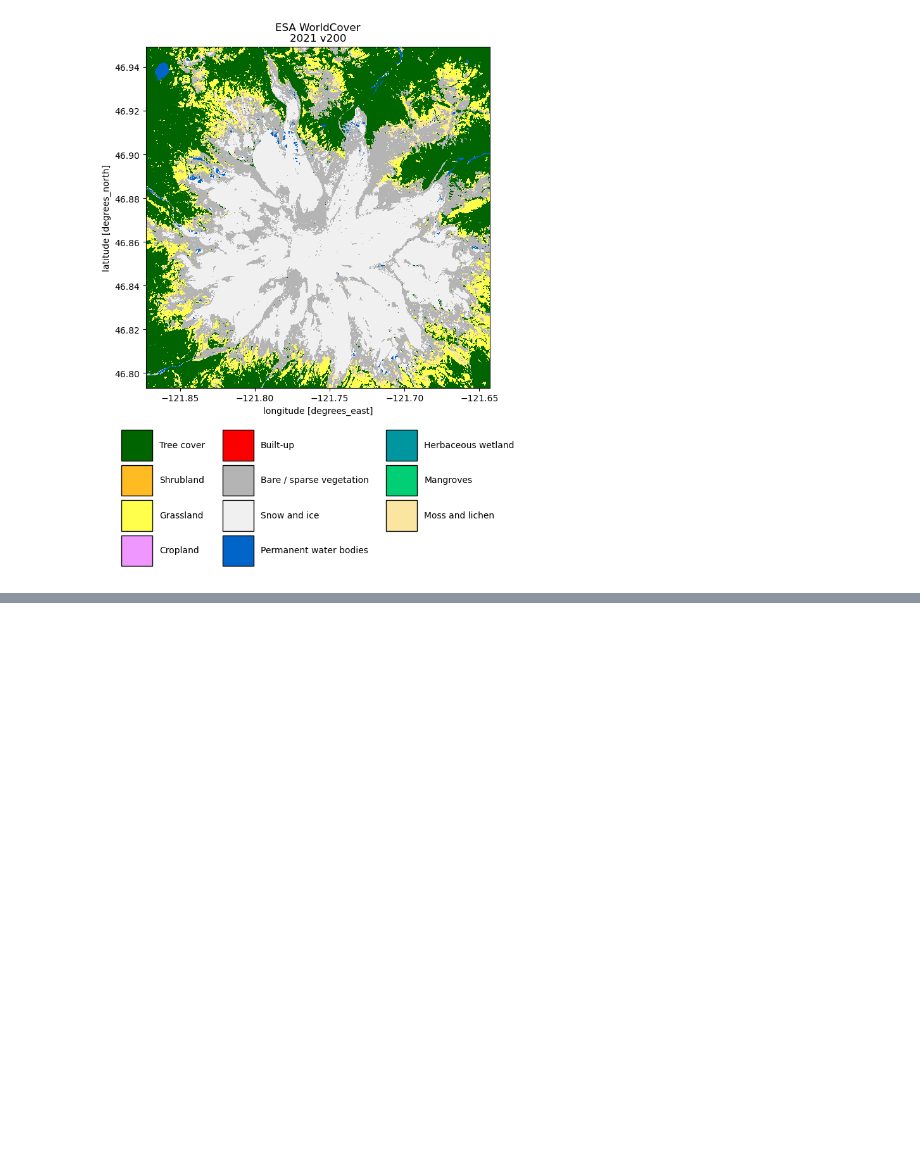
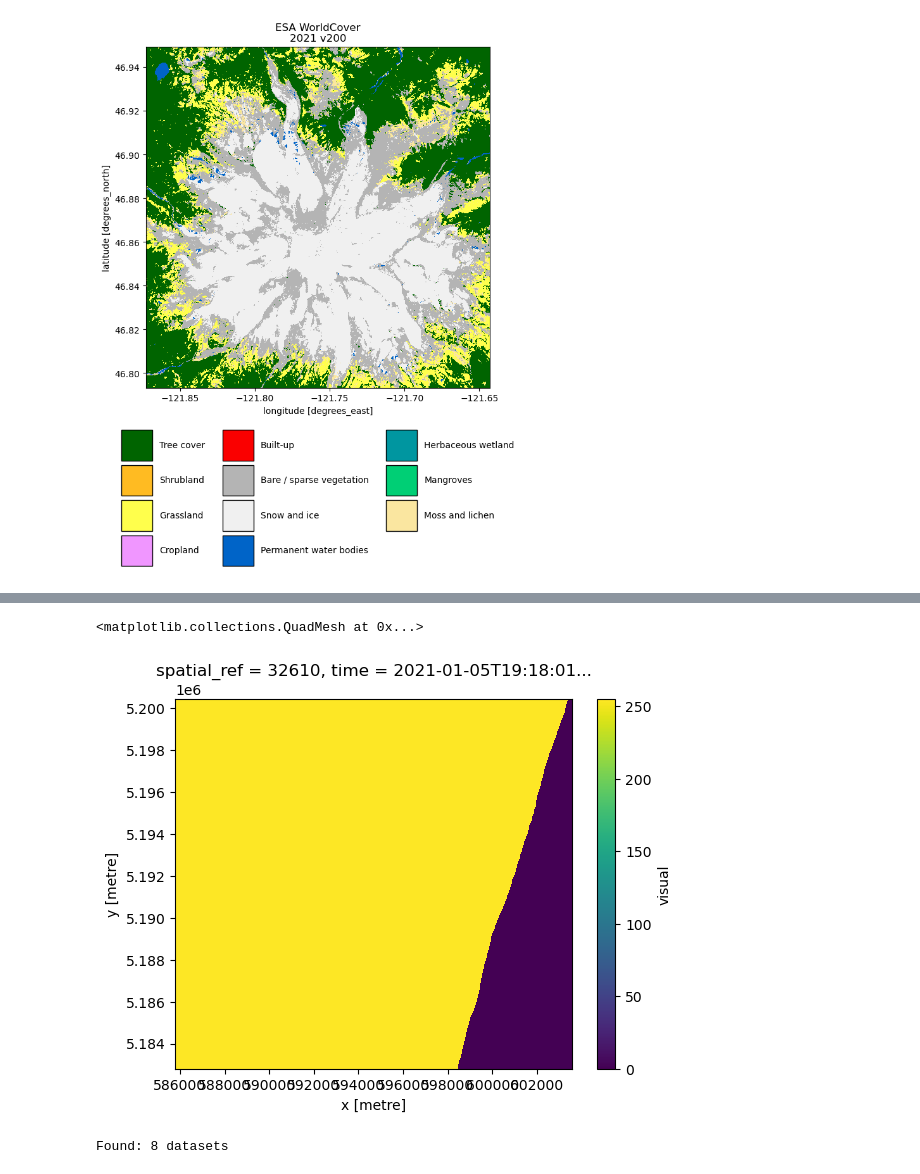
Before and after one commit to egagli/easysnowdata, a Jupyter notebook: docs/examples/remote_sensing_examples.ipynb, the cells around one changed output, grey strips where cells are left out. Saved outputs shown, nothing was run; the diff lists cells and outputs as text; code cells hidden in the pictures; blank space fills up the shorter version.

```diff
--- a/docs/examples/remote_sensing_examples.ipynb
+++ b/docs/examples/remote_sensing_examples.ipynb
@@ -174,0 +297,19 @@ Text(0.5, 1.0, 'ESA WorldCover\n2021 v200')
+# %%
+s2['visual'].isel(time=1).plot()
+# %% [output]
+<matplotlib.collections.QuadMesh at 0x...>
+[figure, added]
+# %%
+catalog = pystac_client.Client.open("https://earth-search.aws.element84.com/v1")
+
+query = catalog.search(
+    collections=["sentinel-2-l2a"], datetime="2021-09-17", bbox=bbox_gdf.total_bounds, #limit=100
+)
+
+items = list(query.items())
+print(f"Found: {len(items):d} datasets")
+
+# Convert STAC items into a GeoJSON FeatureCollection
+stac_json = query.item_collection_as_dict()
+# %% [output]
+Found: 8 datasets
```
Also changed, not shown: parts of 14 cells of this notebook.
